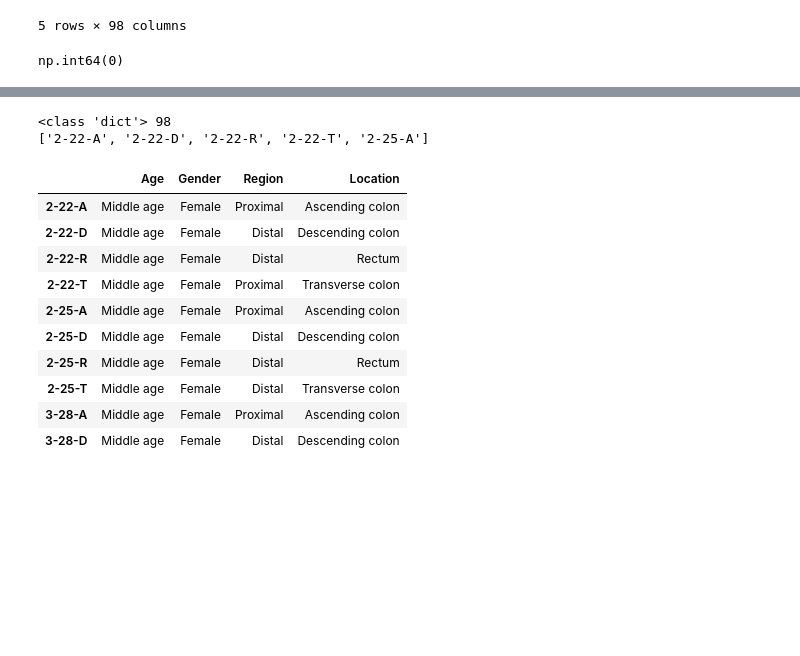
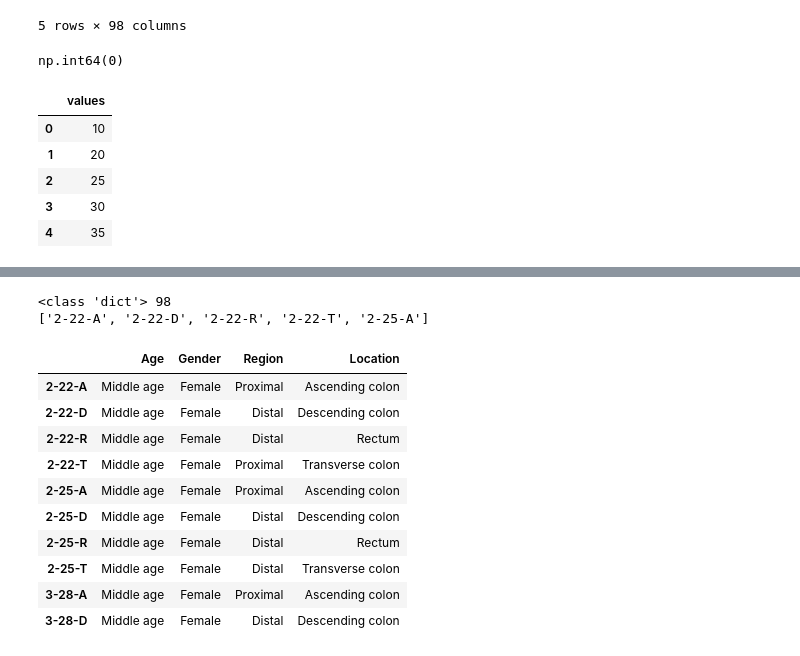
Before and after one commit to CadenBold/intestinal-omics, a Jupyter notebook: working.ipynb, the cells around one changed output, grey strips where cells are left out. Saved outputs shown, nothing was run; the diff lists cells and outputs as text; code cells hidden in the pictures; blank space fills up the shorter version.

```diff
--- a/working.ipynb
+++ b/working.ipynb
@@ -65,3 +67,17 @@ nan_counts = cleaned_data.isna().sum().sum()
 nan_counts
 # %% [output]
 np.int64(0)
+# %%
+#testing
+'''
+data = [10, 20, 25, 30, 35, 40, 45, 50, 100, 5, 60]
+df = pd.DataFrame(data, columns=['values'])
+df.head()
+'''
+# %% [output]
+|  | values |
+| 0 | 10 |
+| 1 | 20 |
+| 2 | 25 |
+| 3 | 30 |
+| 4 | 35 |
```
Also changed, not shown: parts of 6 cells of this notebook.
